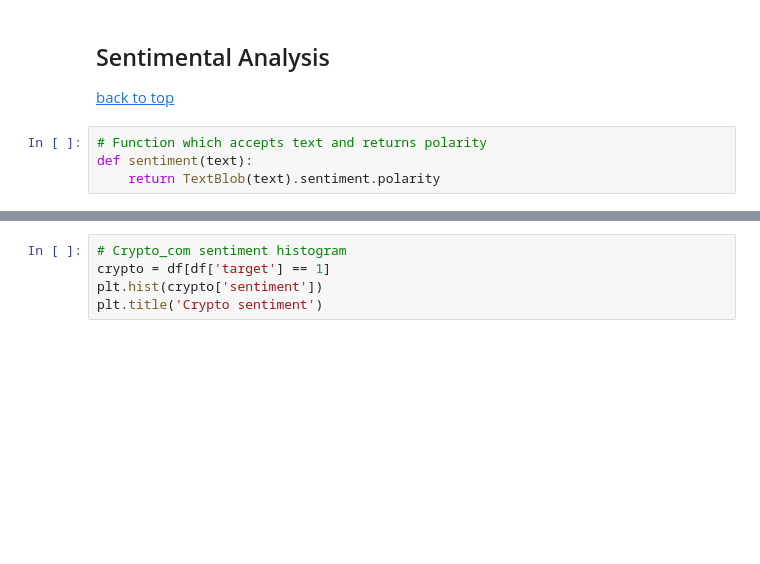
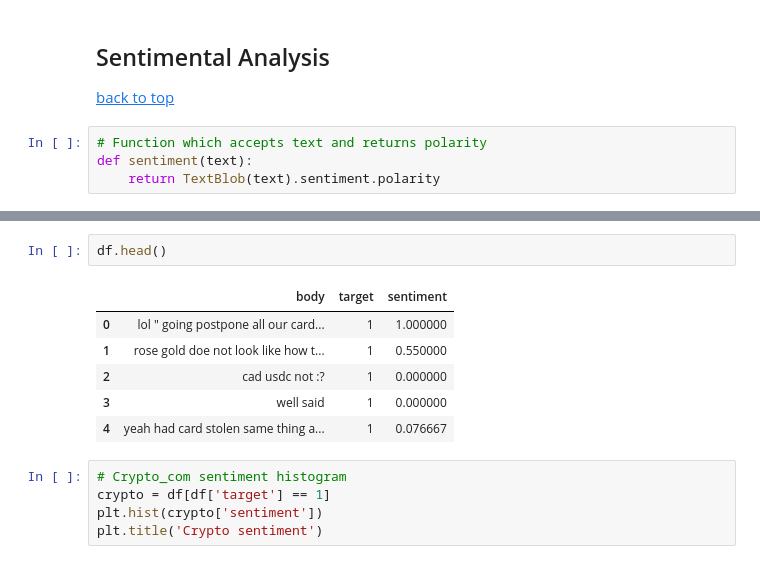
Before and after one commit to mubin20/my_projects, a Jupyter notebook: project_3/code/3. Data Modelling.ipynb, the cells around one changed output, grey strips where cells are left out. Drawn from its saved outputs; the diff is of its cells as text; blank space fills up the shorter version.

```diff
--- a/project_3/code/3. Data Modelling.ipynb
+++ b/project_3/code/3. Data Modelling.ipynb
@@ -923,3 +932,12 @@ Wall time: 2.88 s
+# %%
+df.head()
+# %% [output]
+|  | body | target | sentiment |
+| 0 | lol " going postpone all our card... | 1 | 1.000000 |
+| 1 | rose gold doe not look like how t... | 1 | 0.550000 |
+| 2 | cad usdc not :? | 1 | 0.000000 |
+| 3 | well said | 1 | 0.000000 |
+| 4 | yeah had card stolen same thing a... | 1 | 0.076667 |
 # %%
 # Crypto_com sentiment histogram
 crypto = df[df['target'] == 1]
```
Also changed, not shown: parts of 8 cells of this notebook, 6 other files.
